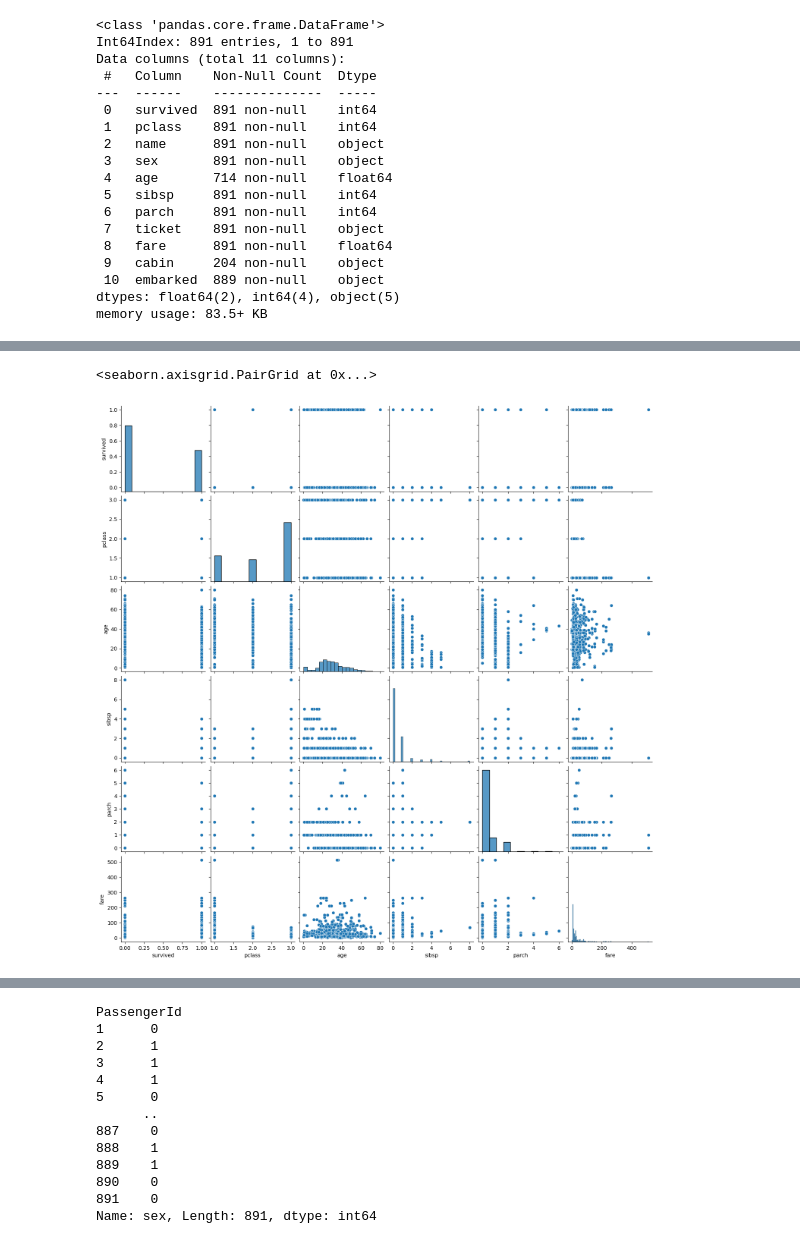
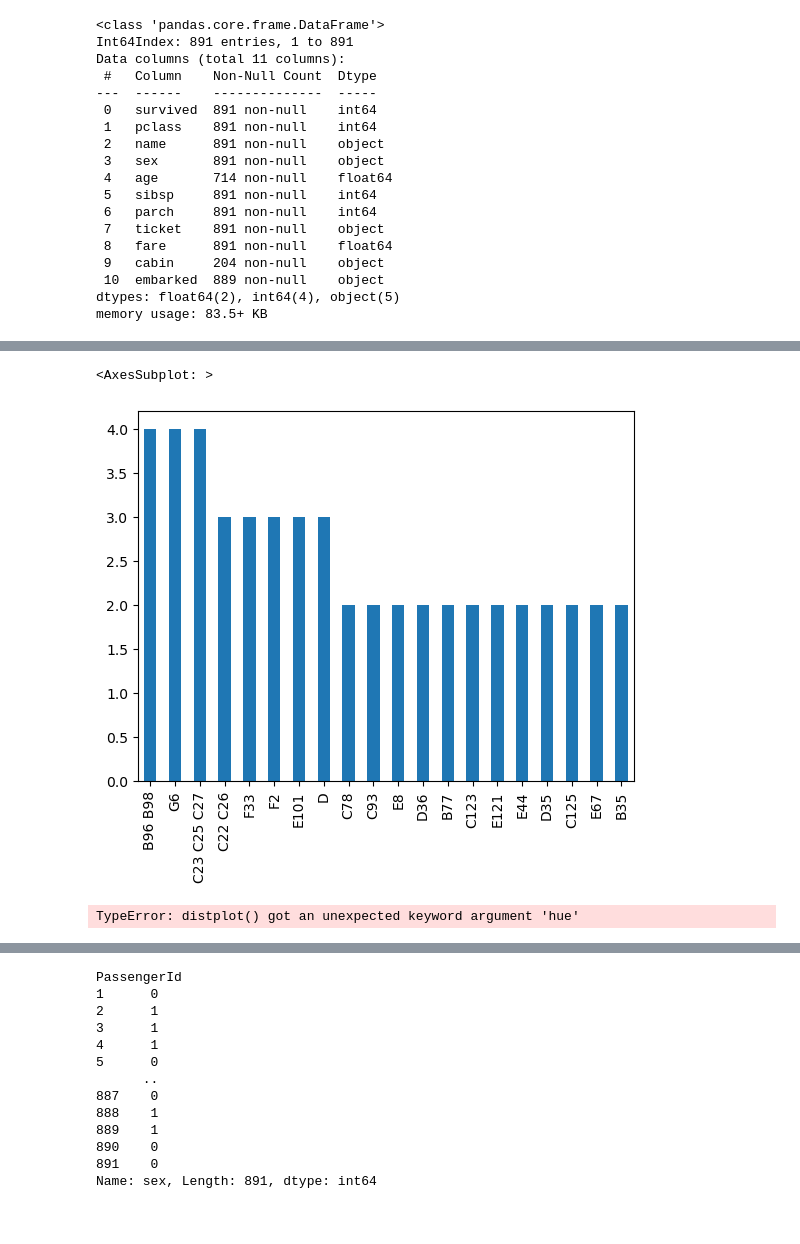
Before and after one commit to griffreichert/titanic-survival, a Jupyter notebook: src/EDA.ipynb, the cells around one changed output, grey strips where cells are left out. Cells and saved outputs as stored; diff of their text form; code cells hidden in the pictures.

```diff
--- a/src/EDA.ipynb
+++ b/src/EDA.ipynb
@@ -27,8 +34,10 @@ kaggle data downloaded in ../data
 train = pd.read_csv(DATA_PATH / 'train.csv', index_col=0)
 test = pd.read_csv(DATA_PATH / 'test.csv', index_col=0)
 
-train.columns = map(lambda x: x.lower(), train.columns)
-test.columns = map(lambda x: x.lower(), test.columns)
+low_func = lambda x: x.lower()
+
+train.columns = map(low_func, train.columns)
+test.columns = map(low_func, test.columns)
 
 print('train', train.shape)
 print('test', test.shape)
@@ -101,5 +121,0 @@ train.describe()
-# %%
-sns.pairplot(train)
-# %% [output]
-<seaborn.axisgrid.PairGrid at 0x...>
-[figure, removed]
@@ -107,0 +122,9 @@ sns.pairplot(train)
+# %%
+train.cabin.value_counts()[:20].plot.bar()
+# %% [output]
+<AxesSubplot: >
+[figure, added]
+# %%
+sns.distplot(train, x='embarked', hue='survived', multiple='dodge')
+# %% [output]
+TypeError: distplot() got an unexpected keyword argument 'hue'
```
Also changed, not shown: parts of 15 cells of this notebook.
